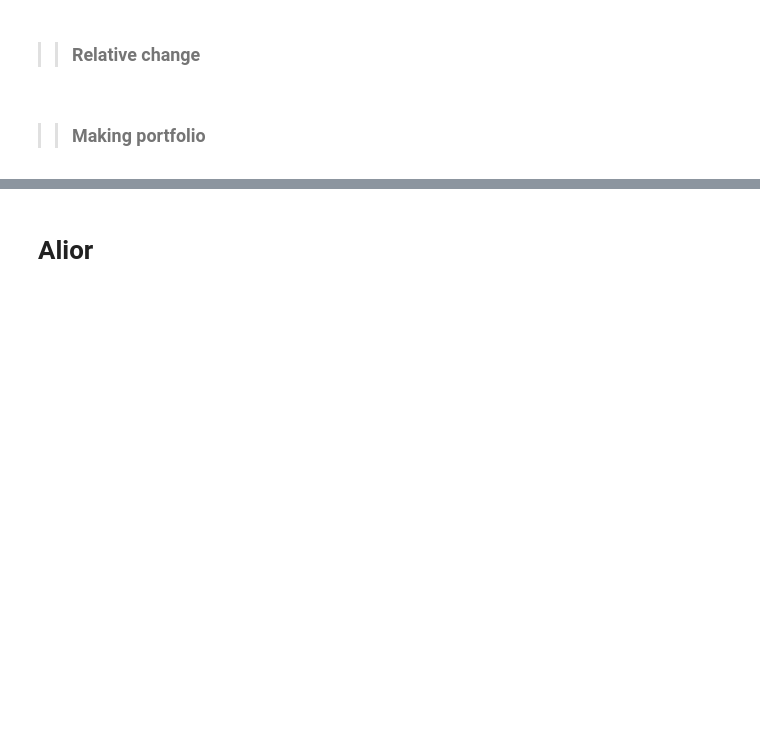
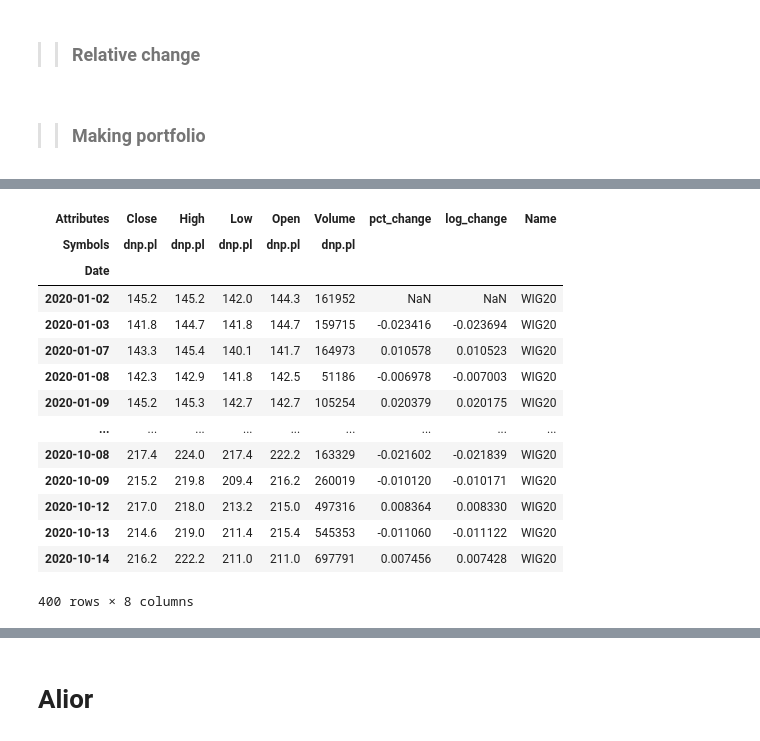
Before and after one commit to MazonSzymon/Project_COVID_portfolio, a Jupyter notebook: project_v1.ipynb, the cells around one changed output, grey strips where cells are left out. Cells and saved outputs as stored; diff of their text form; code cells hidden in the pictures; blank space fills up the shorter version.

```diff
--- a/project_v1.ipynb
+++ b/project_v1.ipynb
@@ -157,0 +184,18 @@ def portfolio_summary(total_investment, stock, start_date, end_date):
+# %%
+portfolio_WIG20 = pd.DataFrame()
+portfolio_WIG20['Date'] = pd.date_range(start= start_date, end = end_date)
+portfolio_WIG20.set_index('Date', inplace = True)
+portfolio_WIG20.sort_index(inplace = True)
+start_date = dt.datetime(2020,1,1)
+end_date = dt.date.today()
+total_investment = 1000
+
+for i in range(len(stocks_at_WIG20)):
+
+  name = stocks_at_WIG20['Full_name'][i]
+  query = stocks_at_WIG20['Full_name'] == name
+  stock = stocks_at_WIG20[query]
+
+
+  portfolio_stock = preparing_portfolio(total_investment,stock,start_date,end_date)
+  portfolio_WIG20[name] = portfolio_stock['Value_of_investment']
@@ -157,0 +206,17 @@ def portfolio_summary(total_investment, stock, start_date, end_date):
+# %%
+portfolio_WIG20 = pd.DataFrame()
+
+start_date = dt.datetime(2020,1,1)
+end_date = dt.date.today()
+total_investment = 1000
+
+for i in range(len(stocks_at_WIG20)):
+
+  name = stocks_at_WIG20['Full_name'][i]
+  query = stocks_at_WIG20['Full_name'] == name
+  stock = stocks_at_WIG20[query]
+
+  portfolio_stock = preparing_portfolio(total_investment,stock,start_date,end_date)
+  portfolio_stock['Name'] = name
+  portfolio_stock['pct_change'] = np.log(portfolio_stock['Value_of_investment'].pct_change() + 1).fillna(1)
+  portfolio_WIG20 = portfolio_WIG20.append(portfolio_stock)
@@ -157,0 +229,20 @@ def portfolio_summary(total_investment, stock, start_date, end_date):
+# %%
+tmp = df
+tmp['Name'] = name
+tmp.append(df)
+# %% [output]
+| Attributes | Close | High | Low | Open | Volume | pct_change | log_change | Name |
+| Symbols | dnp.pl | dnp.pl | dnp.pl | dnp.pl | dnp.pl |  |  |  |
+| Date |  |  |  |  |  |  |  |  |
+| 2020-01-02 | 145.2 | 145.2 | 142.0 | 144.3 | 161952 | NaN | NaN | WIG20 |
+| 2020-01-03 | 141.8 | 144.7 | 141.8 | 144.7 | 159715 | -0.023416 | -0.023694 | WIG20 |
+| 2020-01-07 | 143.3 | 145.4 | 140.1 | 141.7 | 164973 | 0.010578 | 0.010523 | WIG20 |
+| 2020-01-08 | 142.3 | 142.9 | 141.8 | 142.5 | 51186 | -0.006978 | -0.007003 | WIG20 |
+| 2020-01-09 | 145.2 | 145.3 | 142.7 | 142.7 | 105254 | 0.020379 | 0.020175 | WIG20 |
+| ... | ... | ... | ... | ... | ... | ... | ... | ... |
+| 2020-10-08 | 217.4 | 224.0 | 217.4 | 222.2 | 163329 | -0.021602 | -0.021839 | WIG20 |
+| 2020-10-09 | 215.2 | 219.8 | 209.4 | 216.2 | 260019 | -0.010120 | -0.010171 | WIG20 |
+| 2020-10-12 | 217.0 | 218.0 | 213.2 | 215.0 | 497316 | 0.008364 | 0.008330 | WIG20 |
+| 2020-10-13 | 214.6 | 219.0 | 211.4 | 215.4 | 545353 | -0.011060 | -0.011122 | WIG20 |
+| 2020-10-14 | 216.2 | 222.2 | 211.0 | 211.0 | 697791 | 0.007456 | 0.007428 | WIG20 |
+400 rows × 8 columns
```
Also changed, not shown: parts of 13 cells of this notebook.
